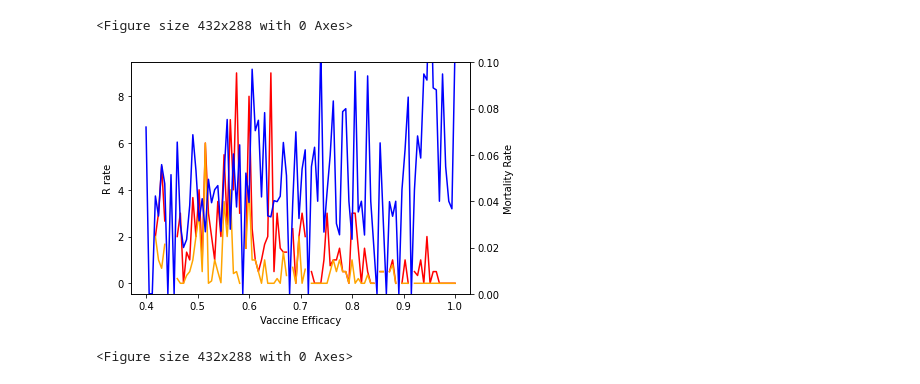
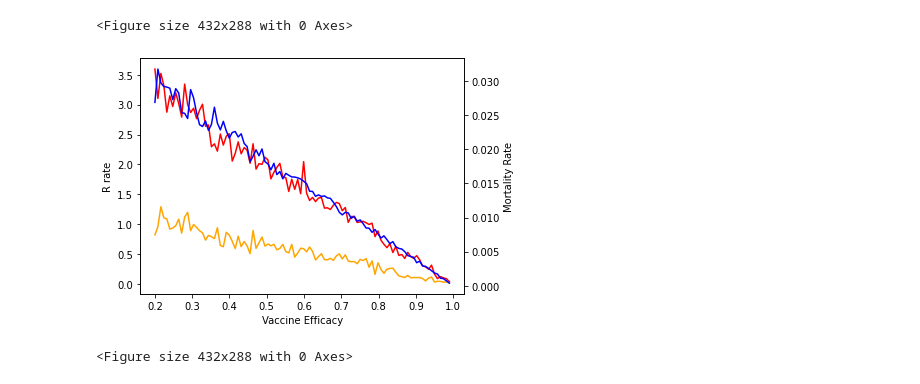
Before and after one commit to ashwinahuja/HowQuicklyCanWeGetBackToThePub, a Jupyter notebook: tti/notebooks/Testing Notebook.ipynb, the cells around one changed output. Cells and saved outputs as stored; diff of their text form; code cells hidden in the pictures.

Commit message:
Mortality rate is fixed

```diff
--- a/tti/notebooks/Testing Notebook.ipynb
+++ b/tti/notebooks/Testing Notebook.ipynb
@@ -258,9 +258,9 @@ to_show = [
     RETURN_KEYS.reduced_r
 ]
 
-for vaccine_efficacy in tqdm(np.linspace(0.2,1,100)):
-    n_seperate_starting_cases = 10
-    n_repetitions = 1
+for vaccine_efficacy in tqdm(np.linspace(0.2,0.99,100)):
+    n_seperate_starting_cases = 100
+    n_repetitions = 10
     outputs = list()
     death_rates = []
 
@@ -297,19 +297,19 @@ with open('results/efficacy_dr.pkl', 'wb+') as f:
     pickle.dump(av_mortality_rates, f)
 # %%
 fig, ax = plt.subplots()
-ax.plot(np.linspace(0.4,1,100), base_r_rates, color = "red", label="Base R Rates")
-ax.plot(np.linspace(0.4,1,100), effective_r_rates, color = "orange", label="Effective R Rates")
+ax.plot(np.linspace(0.2,0.99,100), base_r_rates, color = "red", label="Base R Rates")
+ax.plot(np.linspace(0.2,0.99,100), effective_r_rates, color = "orange", label="Effective R Rates")
 ax.set_xlabel("Vaccine Efficacy")
 ax.set_ylabel("R rate")
 ax2 = ax.twinx()
 ax2.set_ylabel("Mortality Rate")
-ax2.plot(np.linspace(0.4,1,100), av_mortality_rates, color = "blue", label="Mortality Rates")
-ax2.set_ylim(0, 0.1)
+ax2.plot(np.linspace(0.2,0.99,100), av_mortality_rates, color = "blue", label="Mortality Rates")
+#ax2.set_ylim(0, 0.1)
 fig.tight_layout()
 plt.figure()
 plt.show()
 # %% [output]
-[figure, old version]
+[figure, new version]
 <Figure size 432x288 with 0 Axes>
 # %%
 configs = [(True, 'none'), (True, 'all'), (True, 'gov'), (True, 'young_inc_children'), (True, 'young_exc_children'),
```
Also changed, not shown: parts of 4 cells of this notebook, 5 other files.
